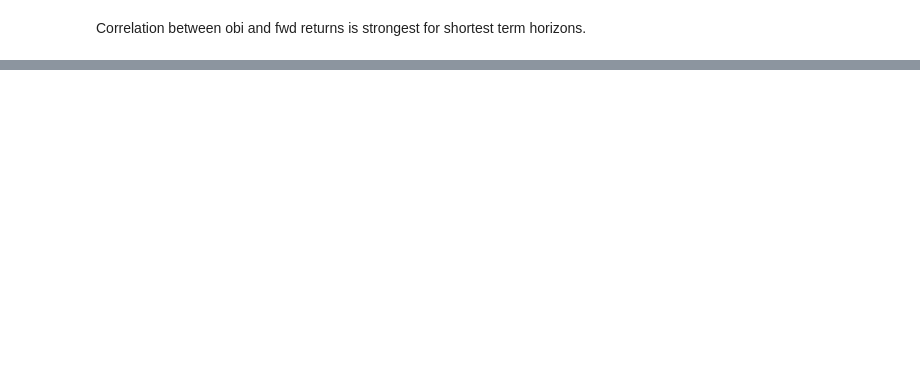
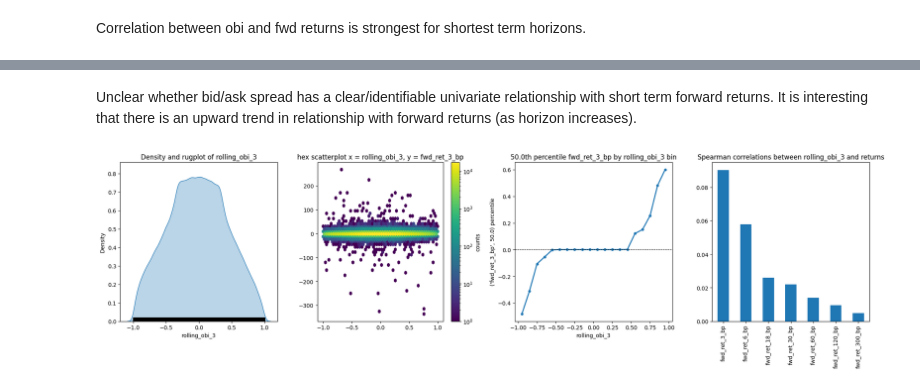
Before and after one commit to vbear97/Momentum-Strategies, a Jupyter notebook: Notebook2_OrderFlowPrediction.ipynb, the cells around one changed output, grey strips where cells are left out. Saved outputs shown, nothing was run; the diff lists cells and outputs as text; code cells hidden in the pictures; blank space fills up the shorter version.

```diff
--- a/Notebook2_OrderFlowPrediction.ipynb
+++ b/Notebook2_OrderFlowPrediction.ipynb
@@ -246,2 +193,9 @@ Correlation between obi and fwd returns is strongest for shortest term horizons.
+# %% [markdown]
+Unclear whether bid/ask spread has a clear/identifiable univariate relationship with short term forward returns. It is interesting that there is an upward trend in relationship with forward returns (as horizon increases).
+# %%
+### Rolling OBI - short, medium, long term
+plot_feature(train_df, 'rolling_obi_3', 'fwd_ret_3_bp', figsize = (20, 5))
+# %% [output]
+[figure, added]
 # %%
 ### Velocity
```
Also changed, not shown: parts of 38 cells of this notebook, 3 other files.
